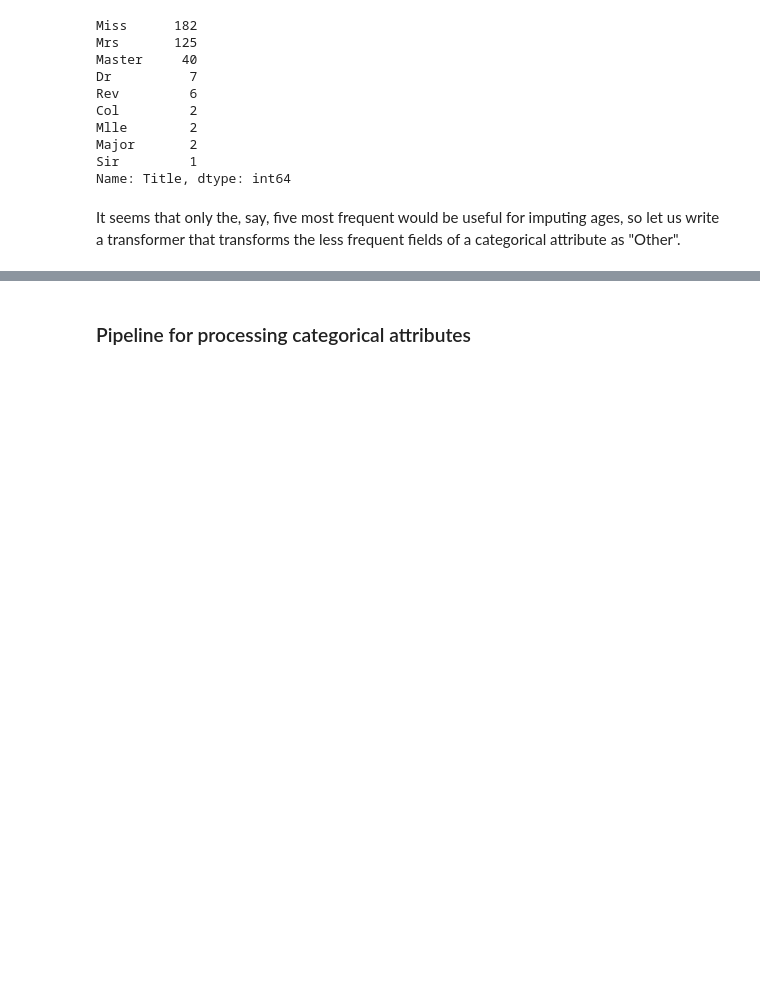
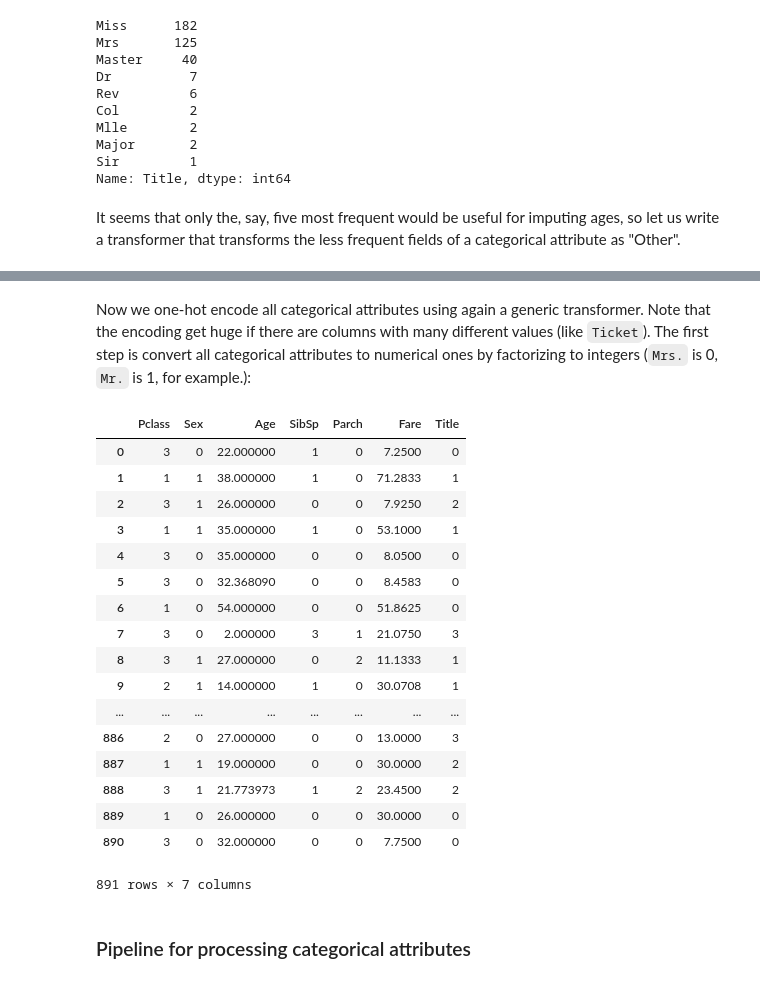
Before and after one commit to ksaaskil/machine-learning-examples, a Jupyter notebook: classification/Kaggle_Titanic_kernel.ipynb, the cells around one changed output, grey strips where cells are left out. Cells and saved outputs as stored; diff of their text form; code cells hidden in the pictures; blank space fills up the shorter version.

```diff
--- a/classification/Kaggle_Titanic_kernel.ipynb
+++ b/classification/Kaggle_Titanic_kernel.ipynb
@@ -198,0 +179,10 @@ Categorical attributes: ['Sex', 'Ticket', 'Cabin', 'Embarked']
+# %%
+from sklearn.pipeline import Pipeline
+
+pipeline = Pipeline([
+    ('name_to_title', DataFrameColumnMapper(column_name='Name', mapping_func=extract_title(), new_column_name='Title')),
+    ('truncate_titles', CategoricalTruncator('Title', n_values_to_keep=3))
+])
+
+df = pipeline.fit_transform(X_train)
+df['Title'].value_counts()
@@ -198,0 +233,9 @@ Categorical attributes: ['Sex', 'Ticket', 'Cabin', 'Embarked']
+# %%
+pipeline = Pipeline([
+    ('name_to_title', DataFrameColumnMapper(column_name='Name', mapping_func=extract_title(), new_column_name='Title')),
+    ('truncate_titles', CategoricalTruncator('Title', n_values_to_keep=3)),
+    ('impute_ages_by_title', ImputerByReference('Age', 'Title'))
+])
+
+df = pipeline.fit_transform(X_train)
+df.info()
@@ -199 +255,52 @@ Categorical attributes: ['Sex', 'Ticket', 'Cabin', 'Embarked']
+# %% [markdown]
+Now we one-hot encode all categorical attributes using again a generic transformer. Note that the encoding get huge if there are columns with many different values (like `Ticket`). The first step is convert all categorical attributes to numerical ones by factorizing to integers (`Mrs.` is 0, `Mr.` is 1, for example.):
+# %%
+class CategoricalToIntegerFactorizer(BaseEstimator, TransformerMixin):
+    def __init__(self):
+        self.cat_attribs = None
+    def fit(self, X, y=None):
+        # Categorical attributes
+        self.cat_attribs = X.select_dtypes(exclude='number')
+
+        # Keep track of which categorical attributes are assigned to which integer. This is important
+        # when transforming the test set.
+        mappings = {}
+
+        for col in self.cat_attribs:
+            labels, uniques = X.loc[:, col].factorize()
+            int_and_cat = list(enumerate(uniques))
+            cat_and_int = [(x[1], x[0]) for x in int_and_cat]
+            mappings[col] = {'int_to_cat': dict(int_and_cat), 'cat_to_int': dict(cat_and_int)}
+
+        self.mappings = mappings
+        return self
+
+    def transform(self, X):
+        cols = self.cat_attribs
+        Y = X.copy()
+        for col in self.cat_attribs:
+            transformed_col = Y.loc[:, col].transform(lambda x: self.mappings[col]['cat_to_int'][x])
+            Y = Y.assign(**{col: transformed_col})
+        return Y
+
+CategoricalToIntegerFactorizer().fit_transform(df)
+# %% [output]
+|  | Pclass | Sex | Age | SibSp | Parch | Fare | Title |
+| 0 | 3 | 0 | 22.000000 | 1 | 0 | 7.2500 | 0 |
+| 1 | 1 | 1 | 38.000000 | 1 | 0 | 71.2833 | 1 |
+| 2 | 3 | 1 | 26.000000 | 0 | 0 | 7.9250 | 2 |
+| 3 | 1 | 1 | 35.000000 | 1 | 0 | 53.1000 | 1 |
+| 4 | 3 | 0 | 35.000000 | 0 | 0 | 8.0500 | 0 |
+| 5 | 3 | 0 | 32.368090 | 0 | 0 | 8.4583 | 0 |
+| 6 | 1 | 0 | 54.000000 | 0 | 0 | 51.8625 | 0 |
+| 7 | 3 | 0 | 2.000000 | 3 | 1 | 21.0750 | 3 |
+| 8 | 3 | 1 | 27.000000 | 0 | 2 | 11.1333 | 1 |
+| 9 | 2 | 1 | 14.000000 | 1 | 0 | 30.0708 | 1 |
+| ... | ... | ... | ... | ... | ... | ... | ... |
+| 886 | 2 | 0 | 27.000000 | 0 | 0 | 13.0000 | 3 |
+| 887 | 1 | 1 | 19.000000 | 0 | 0 | 30.0000 | 2 |
+| 888 | 3 | 1 | 21.773973 | 1 | 2 | 23.4500 | 2 |
+| 889 | 1 | 0 | 26.000000 | 0 | 0 | 30.0000 | 0 |
+| 890 | 3 | 0 | 32.000000 | 0 | 0 | 7.7500 | 0 |
+891 rows × 7 columns
 # %%
```
Also changed, not shown: parts of 16 cells of this notebook.
